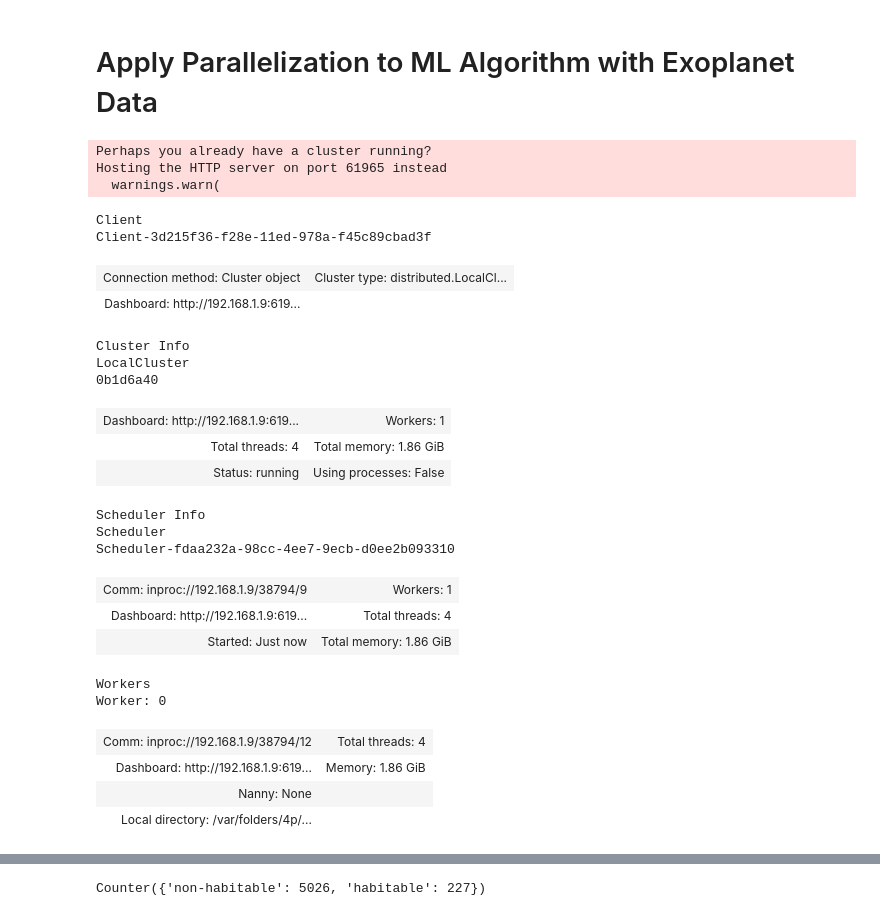
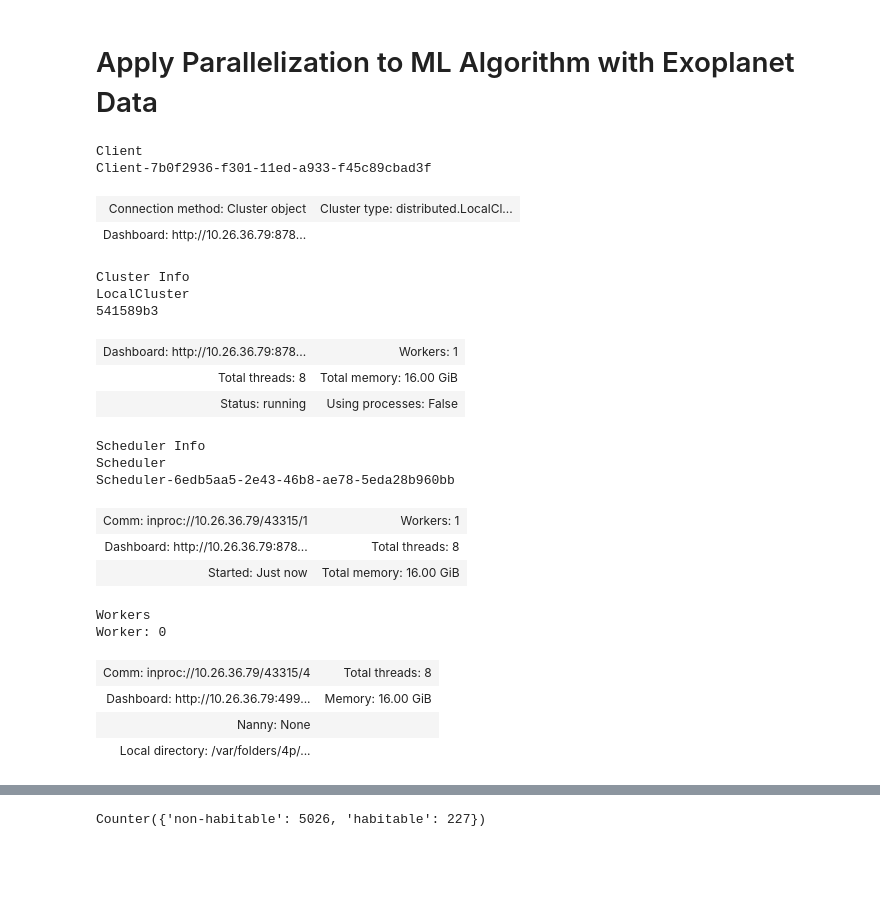
Before and after one commit to NicoGalvarino/astrobiology_belgrade, a Jupyter notebook: MultiProcessing/dask_exoplanet_data.ipynb, the cells around one changed output, grey strips where cells are left out. Drawn from its saved outputs; the diff is of its cells as text; code cells hidden in the pictures; blank space fills up the shorter version.

```diff
--- a/MultiProcessing/dask_exoplanet_data.ipynb
+++ b/MultiProcessing/dask_exoplanet_data.ipynb
@@ -34,31 +34,28 @@ import dask_ml.cluster
 import joblib
 # %%
 from dask.distributed import Client, progress
-client = Client(processes=False, threads_per_worker=4, n_workers=1, memory_limit='2GB')
+client = Client(processes=False)#, threads_per_worker=4, n_workers=1, memory_limit='2GB')
 client
 # %% [output]
-Perhaps you already have a cluster running?
-Hosting the HTTP server on port 61965 instead
-  warnings.warn(
+Client
+Client-7b0f2936-f301-11ed-a933-f45c89cbad3f
+| Connection method: Cluster object | Cluster type: distributed.LocalCl... |
+| Dashboard: http://10.26.36.79:878... |  |
-Client
-Client-3d215f36-f28e-11ed-978a-f45c89cbad3f
+Cluster Info
+LocalCluster
+541589b3
-| Connection method: Cluster object | Cluster type: distributed.LocalCl... |
-| Dashboard: http://192.168.1.9:619... |  |
+| Dashboard: http://10.26.36.79:878... | Workers: 1 |
+| Total threads: 8 | Total memory: 16.00 GiB |
+| Status: running | Using processes: False |
-Cluster Info
-LocalCluster
-0b1d6a40
+Scheduler Info
+Scheduler
+Scheduler-6edb5aa5-2e43-46b8-ae78-5eda28b960bb
-| Dashboard: http://192.168.1.9:619... | Workers: 1 |
-| Total threads: 4 | Total memory: 1.86 GiB |
-| Status: running | Using processes: False |
+| Comm: inproc://10.26.36.79/43315/1 | Workers: 1 |
+| Dashboard: http://10.26.36.79:878... | Total threads: 8 |
+| Started: Just now | Total memory: 16.00 GiB |
-Scheduler Info
-Scheduler
-Scheduler-fdaa232a-98cc-4ee7-9ecb-d0ee2b093310
+Workers
+Worker: 0
-| Comm: inproc://192.168.1.9/38794/9 | Workers: 1 |
-| Dashboard: http://192.168.1.9:619... | Total threads: 4 |
-| Started: Just now | Total memory: 1.86 GiB |
-Workers
-Worker: 0
-| Comm: inproc://192.168.1.9/38794/12 | Total threads: 4 |
-| Dashboard: http://192.168.1.9:619... | Memory: 1.86 GiB |
+| Comm: inproc://10.26.36.79/43315/4 | Total threads: 8 |
+| Dashboard: http://10.26.36.79:499... | Memory: 16.00 GiB |
 | Nanny: None |  |
 | Local directory: /var/folders/4p/... |  |
```
Also changed, not shown: parts of 10 cells of this notebook, 2 other files.
